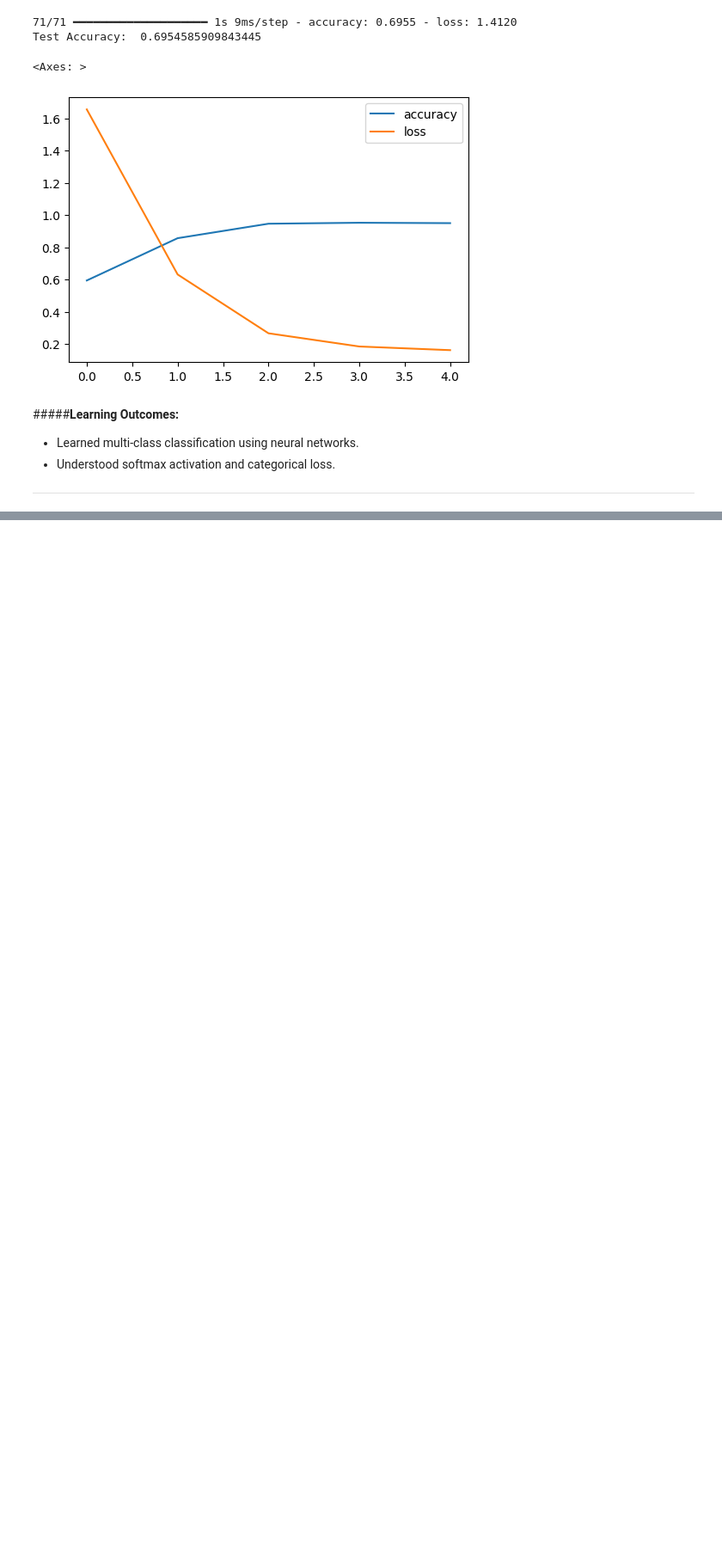
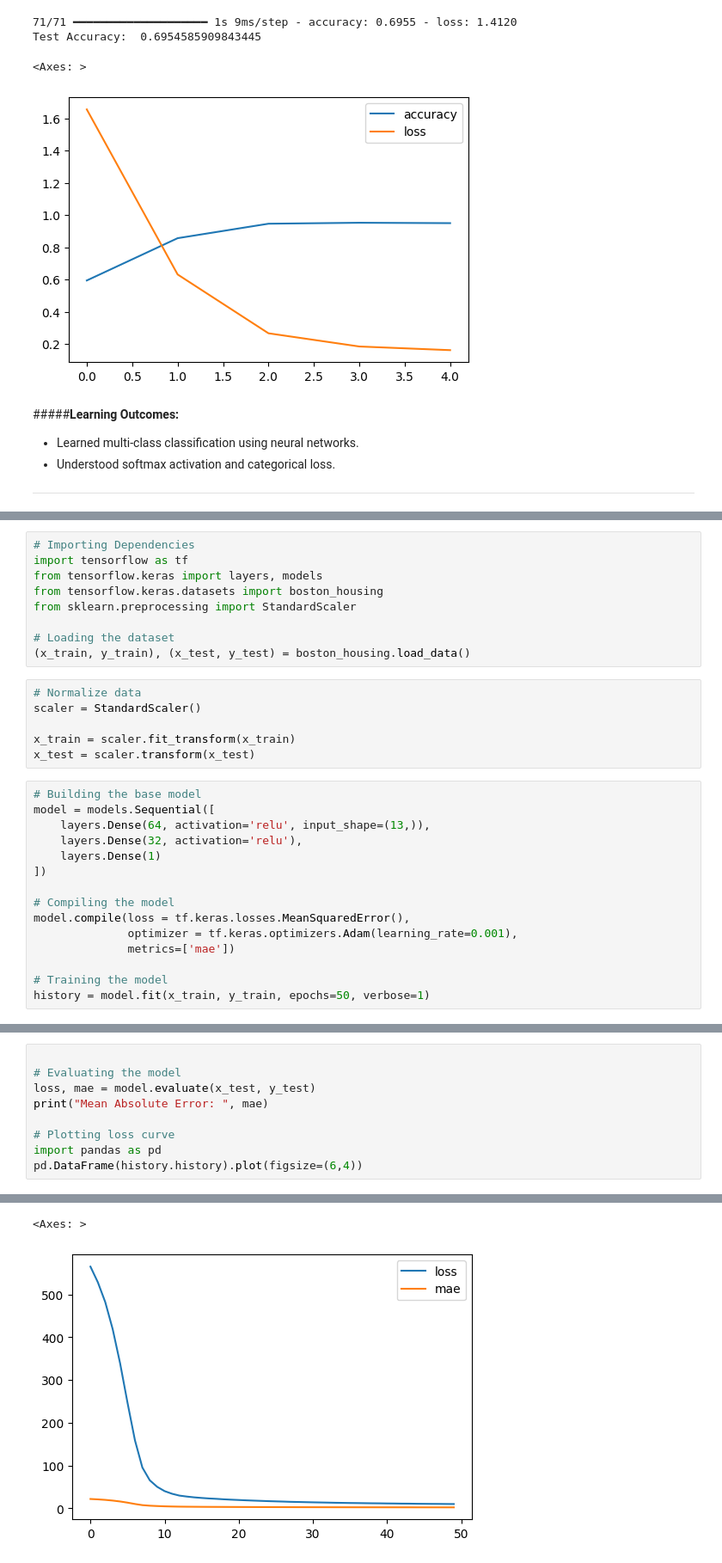
Before and after one commit to danish-khan962/ADGIPS-LabFiles, a Jupyter notebook: Advances in Deep Learning (ADL) Lab/ADL_Lab.ipynb, the cells around one changed output, grey strips where cells are left out. Shown at 86% size. Drawn from its saved outputs; the diff is of its cells as text; blank space fills up the shorter version.

```diff
--- a/Advances in Deep Learning (ADL) Lab/ADL_Lab.ipynb
+++ b/Advances in Deep Learning (ADL) Lab/ADL_Lab.ipynb
@@ -222,0 +233,30 @@ Test Accuracy:  0.6954585909843445
+# %%
+# Importing Dependencies
+import tensorflow as tf
+from tensorflow.keras import layers, models
+from tensorflow.keras.datasets import boston_housing
+from sklearn.preprocessing import StandardScaler
+
+# Loading the dataset
+(x_train, y_train), (x_test, y_test) = boston_housing.load_data()
+# %%
+# Normalize data
+scaler = StandardScaler()
+
+x_train = scaler.fit_transform(x_train)
+x_test = scaler.transform(x_test)
+# %%
+# Building the base model
+model = models.Sequential([
+    layers.Dense(64, activation='relu', input_shape=(13,)),
+    layers.Dense(32, activation='relu'),
+    layers.Dense(1)
+])
+
+# Compiling the model
+model.compile(loss = tf.keras.losses.MeanSquaredError(),
+              optimizer = tf.keras.optimizers.Adam(learning_rate=0.001),
+              metrics=['mae'])
+
+# Training the model
+history = model.fit(x_train, y_train, epochs=50, verbose=1)
@@ -222,0 +281,10 @@ Test Accuracy:  0.6954585909843445
+# %%
+
+# Evaluating the model
+loss, mae = model.evaluate(x_test, y_test)
+print("Mean Absolute Error: ", mae)
+
+# Plotting loss curve
+import pandas as pd
+pd.DataFrame(history.history).plot(figsize=(6,4))
+# %% [output]
@@ -222,0 +293,2 @@ Test Accuracy:  0.6954585909843445
+<Axes: >
+[figure, added]
```
Also changed, not shown: parts of 19 cells of this notebook.
